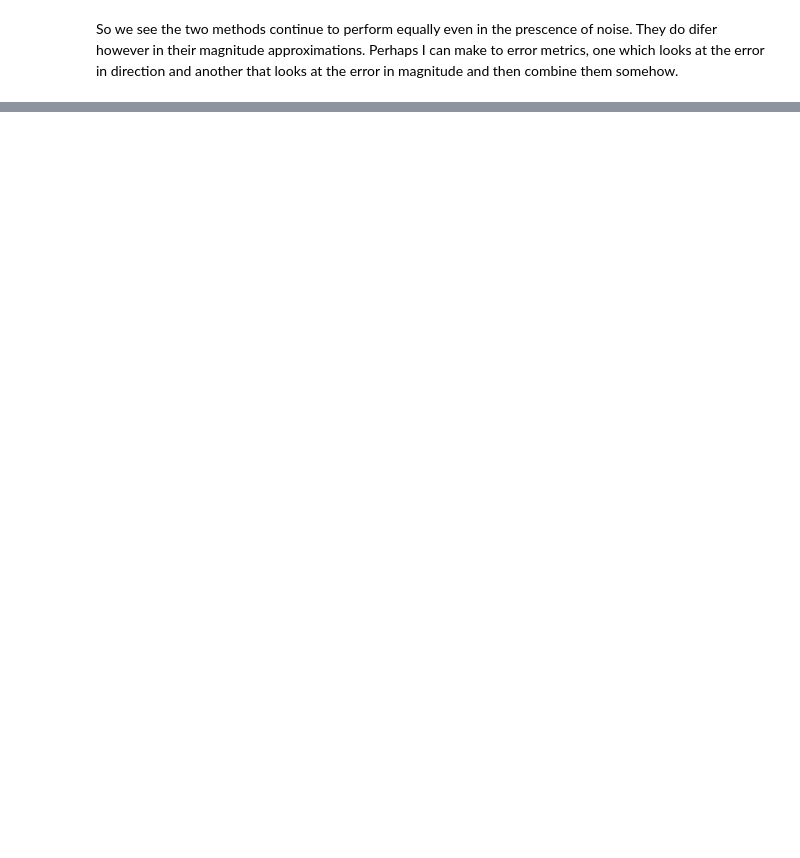
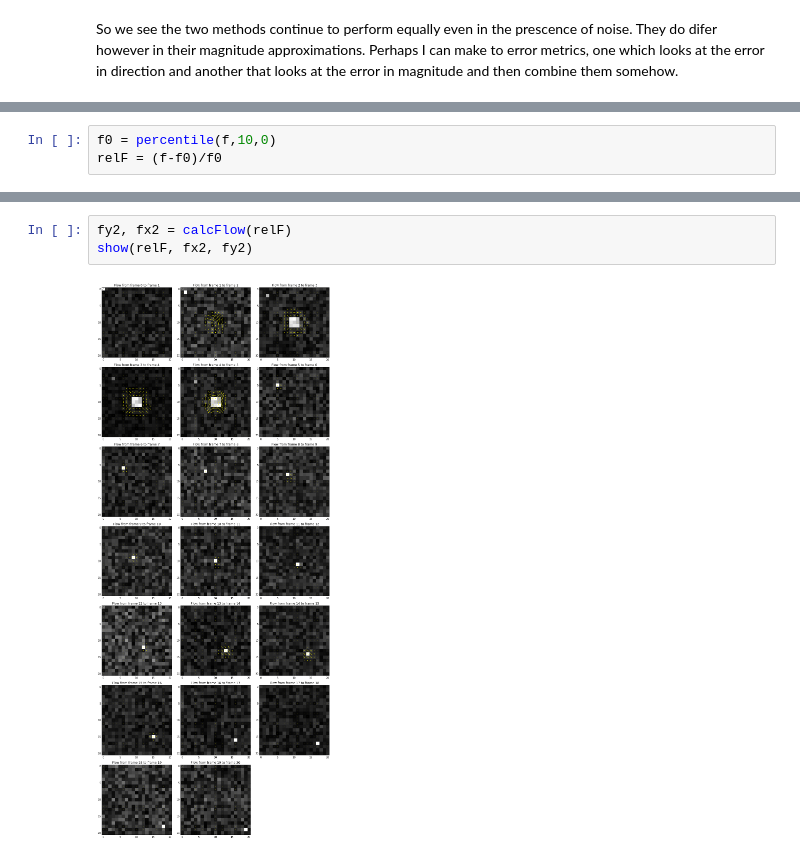
Before and after one commit to mathnathan/notebooks, a Jupyter notebook: Explore How Relative Fluorescence Affects Flow.ipynb, the cells around one changed output, grey strips where cells are left out. Cells and saved outputs as stored; diff of their text form; blank space fills up the shorter version.

```diff
--- a/Explore How Relative Fluorescence Affects Flow.ipynb
+++ b/Explore How Relative Fluorescence Affects Flow.ipynb
@@ -297,0 +281,3 @@ So we see the two methods continue to perform equally even in the prescence of n
+# %%
+f0 = percentile(f,10,0)
+relF = (f-f0)/f0
@@ -297,0 +289,5 @@ So we see the two methods continue to perform equally even in the prescence of n
+# %%
+fy2, fx2 = calcFlow(relF)
+show(relF, fx2, fy2)
+# %% [output]
+[figure, added]
```
Also changed, not shown: parts of 40 cells of this notebook, 7 other files.
